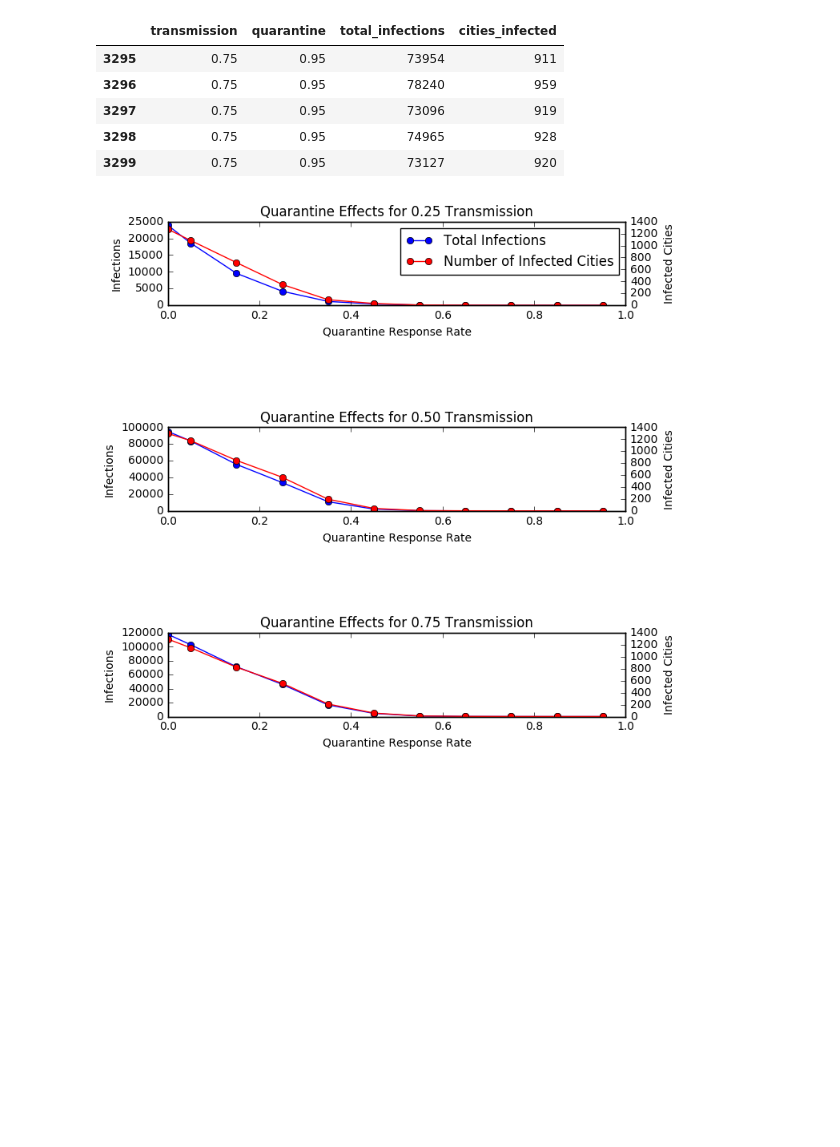
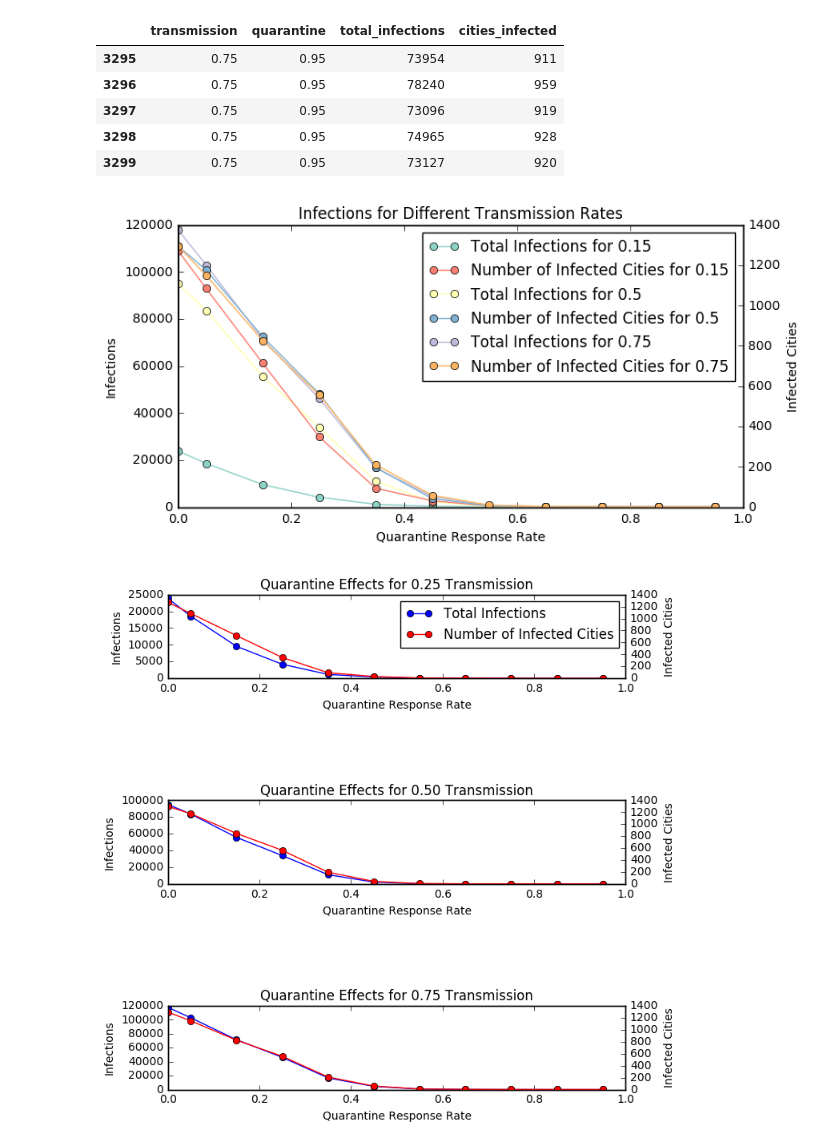
Before and after one commit to LucyWilcox/Plague, a Jupyter notebook: code/csv_plotting.ipynb, the cells around one changed output. Saved outputs shown, nothing was run; the diff lists cells and outputs as text; code cells hidden in the pictures; blank space fills up the shorter version.

Commit message:
Updated some graphs

```diff
--- a/code/csv_plotting.ipynb
+++ b/code/csv_plotting.ipynb
@@ -51,12 +51,35 @@ def infection_subplotter(title, df, axes):
 def subplotting_wrapper(df_list):
     """ Given a list of 3 dataframes, makes them into subplots."""
     fig, (ax1, ax2, ax3) = plt.subplots(3,1)
-    lns, labs = infection_subplotter('Quarantine Effects for 0.25 Transmission', df_list[0], ax1)
+    lns, labs = infection_subplotter('Quarantine Effects for 0.15 Transmission', df_list[0], ax1)
     plt.legend(lns, labs)
     infection_subplotter('Quarantine Effects for 0.50 Transmission', df_list[1], ax2)
     infection_subplotter('Quarantine Effects for 0.75 Transmission', df_list[2], ax3)
     plt.tight_layout()
     fig.set_size_inches(8, 8)
+
+def all_on_one(df_list):
+    fig, ax = plt.subplots()
+    ax2 = ax.twinx()
+    counter = 0
+    label_list = ['0.15', '0.5', '0.75']
+    lns = []
+    for df in df_list:
+        mean_infections = df.groupby('quarantine')['total_infections'].mean()
+        mean_cities = df.groupby('quarantine')['cities_infected'].mean()
+        ln = ax.plot(mean_infections, color = COLORS[counter],marker='o', label = 'Total Infections for '+ label_list[counter])
+        ln2 = ax2.plot(mean_cities, color = COLORS[counter+3],marker='o', label = 'Number of Infected Cities for '+label_list[counter])
+        lns += ln + ln2
+        counter +=1
+        #ln_list.append(ln2)
+
+    labs = [l.get_label() for l in lns]
+    ax.set_xlabel('Quarantine Response Rate')
+    ax.set_ylabel('Infections')
+    ax2.set_ylabel('Infected Cities')
+    ax.set_title('Infections for Different Transmission Rates')
+    plt.legend(lns, labs)
+    fig.set_size_inches(8, 4)
 # %%
 # Load the output files into Pandas DataFrames for easy parsing
 all_file = "any_city_sim.csv"
@@ -79,6 +102,10 @@ all_trans_15 = all_quaran.loc[all_quaran.transmission == 0.15]
 hub_trans_75 = hub_quaran.loc[hub_quaran.transmission == 0.75]
 hub_trans_50 = hub_quaran.loc[hub_quaran.transmission == 0.5]
 hub_trans_15 = hub_quaran.loc[hub_quaran.transmission == 0.15]
+# %%
+all_on_one([all_trans_15, all_trans_50, all_trans_75])
+# %% [output]
+[figure, added]
 # %%
 subplotting_wrapper([all_trans_15, all_trans_50, all_trans_75])
 # %% [output]
```
